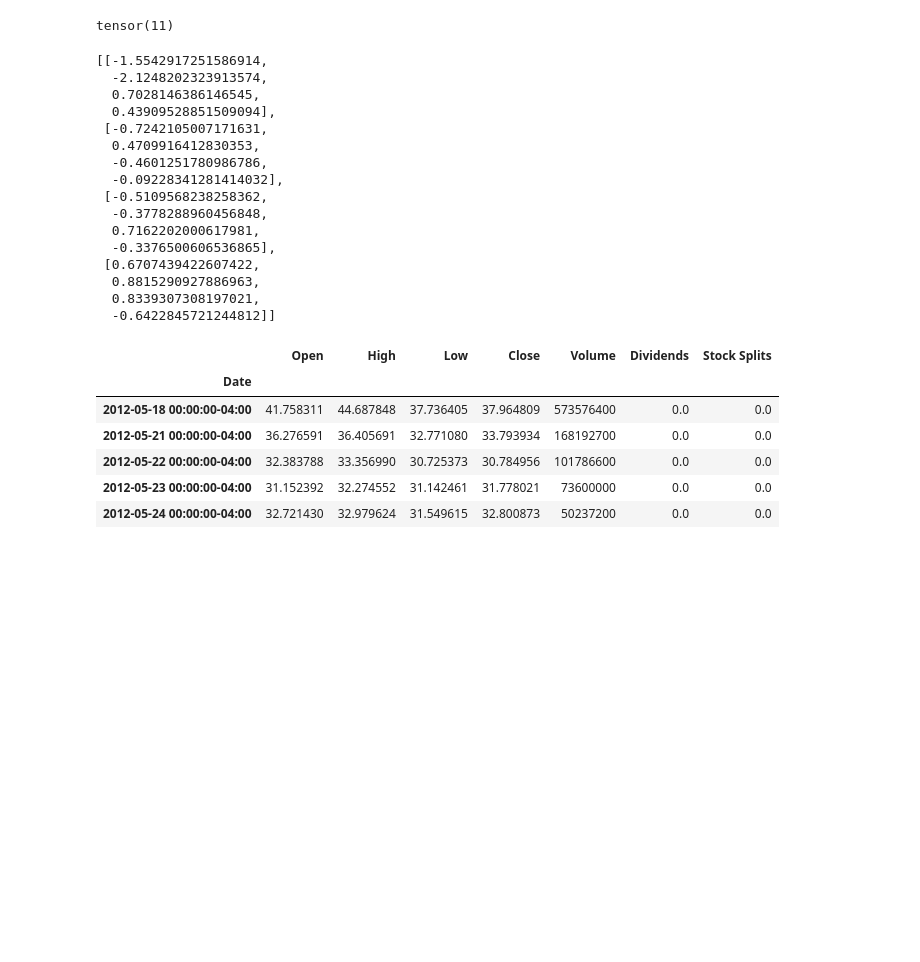
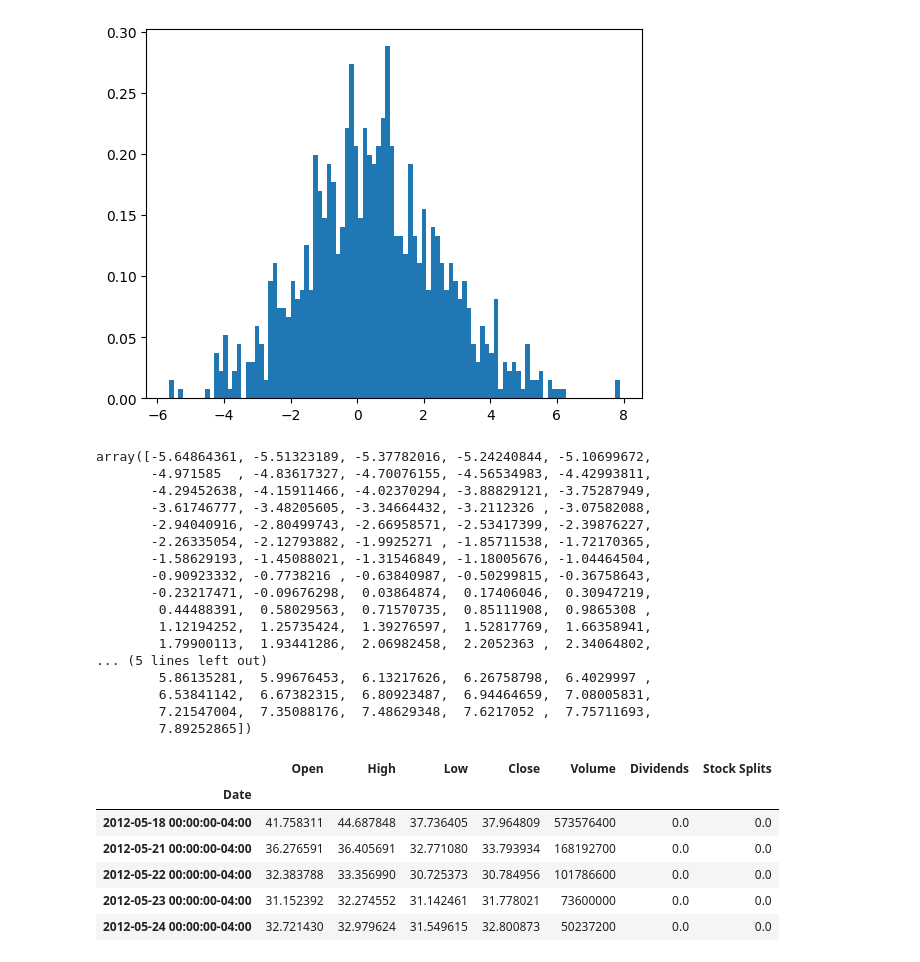
Before and after one commit to Kellog99/timeseries, a Jupyter notebook: Untitled.ipynb, the cells around one changed output. Drawn from its saved outputs; the diff is of its cells as text; code cells hidden in the pictures; blank space fills up the shorter version.

```diff
--- a/Untitled.ipynb
+++ b/Untitled.ipynb
@@ -6,32 +6,31 @@ import torch
 import matplotlib.pyplot as plt
 import numpy as np
 # %%
-x= torch.randn(4,4)
-torch.min
+x= np.random.normal(0.5, 2, 1000)
-# %% [output]
-tensor(11)
 # %%
-x = np.random.randn(3,3)
+height, bins, _ = plt.hist(x, bins=100, density= True)
+# %% [output]
+[figure, added]
 # %%
-x.sort()
-x
+bins
 # %% [output]
-[[-1.5542917251586914,
-  -2.1248202323913574,
-  0.7028146386146545,
-  0.43909528851509094],
- [-0.7242105007171631,
-  0.4709916412830353,
-  -0.4601251780986786,
-  -0.09228341281414032],
- [-0.5109568238258362,
-  -0.3778288960456848,
-  0.7162202000617981,
-  -0.3376500606536865],
- [0.6707439422607422,
-  0.8815290927886963,
-  0.8339307308197021,
-  -0.6422845721244812]]
+array([-5.64864361, -5.51323189, -5.37782016, -5.24240844, -5.10699672,
+       -4.971585  , -4.83617327, -4.70076155, -4.56534983, -4.42993811,
+       -4.29452638, -4.15911466, -4.02370294, -3.88829121, -3.75287949,
+       -3.61746777, -3.48205605, -3.34664432, -3.2112326 , -3.07582088,
+       -2.94040916, -2.80499743, -2.66958571, -2.53417399, -2.39876227,
+       -2.26335054, -2.12793882, -1.9925271 , -1.85711538, -1.72170365,
+       -1.58629193, -1.45088021, -1.31546849, -1.18005676, -1.04464504,
+       -0.90923332, -0.7738216 , -0.63840987, -0.50299815, -0.36758643,
+       -0.23217471, -0.09676298,  0.03864874,  0.17406046,  0.30947219,
+        0.44488391,  0.58029563,  0.71570735,  0.85111908,  0.9865308 ,
+        1.12194252,  1.25735424,  1.39276597,  1.52817769,  1.66358941,
+        1.79900113,  1.93441286,  2.06982458,  2.2052363 ,  2.34064802,
+... (5 lines left out)
+        5.86135281,  5.99676453,  6.13217626,  6.26758798,  6.4029997 ,
+        6.53841142,  6.67382315,  6.80923487,  6.94464659,  7.08005831,
+        7.21547004,  7.35088176,  7.48629348,  7.6217052 ,  7.75711693,
+        7.89252865])
 # %%
 meta = yf.Ticker("META")
 data = meta.history(period="max")
```
Also changed, not shown: 11 other files.
